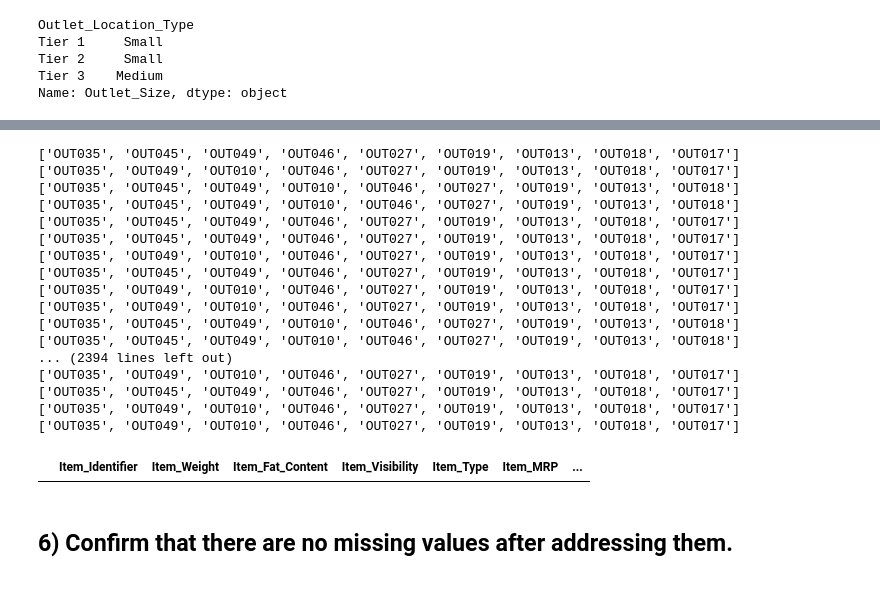
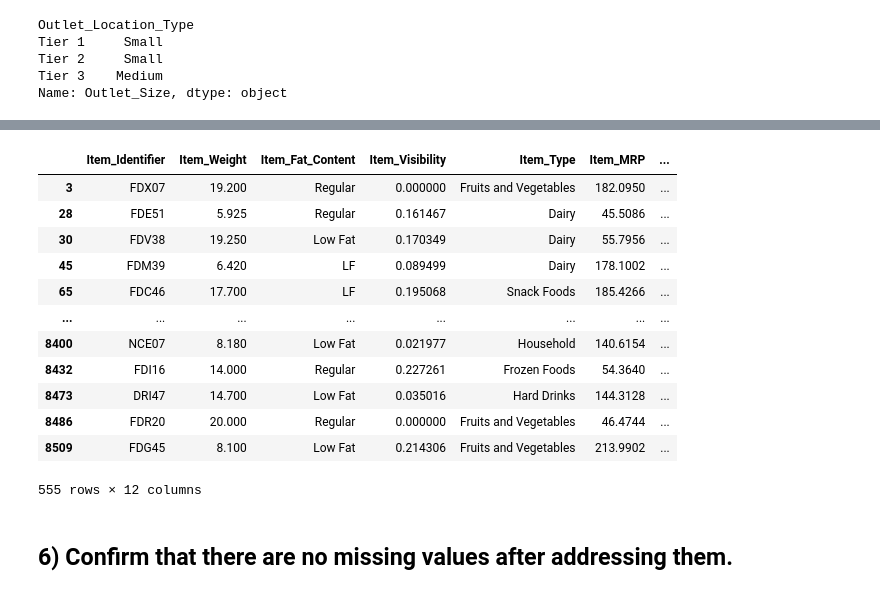
Before and after one commit to samantha-isaac/sales-predictions, a Jupyter notebook: salesPredictions.ipynb, the cells around one changed output, grey strips where cells are left out. Saved outputs shown, nothing was run; the diff lists cells and outputs as text; code cells hidden in the pictures.

```diff
--- a/salesPredictions.ipynb
+++ b/salesPredictions.ipynb
@@ -154,6 +122,0 @@ Name: Item_Identifier, Length: 1142, dtype: int64
-# %%
-for i in df_IW_Null['Item_Identifier']:
-  mean_value = (df['Item_Weight'][df['Item_Identifier']==i].mean())
-  #position_value = df['Item_Weight'][df['Item_Identifier']==i]
-  #df['Item_Weight'][df['Item_Identifier']==i].fillna(mean_value, inplace = True)
-  df['Item_Weight'][df['Item_Identifier']==i] = mean_value
@@ -164,0 +137,6 @@ See the caveats in the documentation: https://pandas.pydata.org/pandas-docs/stab
+# %%
+# Álvaro's code
+# In essence, what thid does is that the .transform returns the average of the Item_Weight according to the
+# Item_Identifier but returns it with the index of the row, and a replacement is made accordingly of only the
+# empty data of the Item_Weight column.
+df['Item_Weight'].fillna(df.groupby(['Item_Identifier'])['Item_Weight'].transform('mean'), inplace=True)
@@ -245,41 +251,21 @@ Name: Outlet_Size, dtype: object
-# %%
-# Paso 1: Obtener la moda de 'Outlet_Size' para cada grupo de 'Outlet_Identifier'
-moda_por_grupo = df.groupby('Outlet_Identifier')['Outlet_Size'].agg(lambda x: x.astype(str).mode()[0])
-#print(moda_por_grupo)
-
-# Paso 2: Identificar las filas con valores nulos en 'Outlet_Size'
-filas_con_nulos = df[df['Outlet_Size'].isnull()]
-#print(filas_con_nulos)
-
-# Paso 3: Iterar sobre las filas con nulos y buscar la moda correspondiente de otro 'Outlet_Identifier' diferente al de la fila actual
-for i, fila in filas_con_nulos.iterrows():
-  identificador_actual = fila['Outlet_Identifier']
-  identificadores_diferentes = list(set(df['Outlet_Identifier']) - set([identificador_actual]))
-  print(identificadores_diferentes)
-  #moda_diferente = moda_por_grupo[identificadores_diferentes].mode()[0]
-  # Paso 4: Llenar el valor nulo con la moda correspondiente obtenida en el paso anterior
-  #df.loc[i, 'Outlet_Size'] = moda_diferente
-# %% [output]
-['OUT035', 'OUT045', 'OUT049', 'OUT046', 'OUT027', 'OUT019', 'OUT013', 'OUT018', 'OUT017']
-['OUT035', 'OUT049', 'OUT010', 'OUT046', 'OUT027', 'OUT019', 'OUT013', 'OUT018', 'OUT017']
-['OUT035', 'OUT045', 'OUT049', 'OUT010', 'OUT046', 'OUT027', 'OUT019', 'OUT013', 'OUT018']
-['OUT035', 'OUT045', 'OUT049', 'OUT010', 'OUT046', 'OUT027', 'OUT019', 'OUT013', 'OUT018']
-['OUT035', 'OUT045', 'OUT049', 'OUT046', 'OUT027', 'OUT019', 'OUT013', 'OUT018', 'OUT017']
-['OUT035', 'OUT045', 'OUT049', 'OUT046', 'OUT027', 'OUT019', 'OUT013', 'OUT018', 'OUT017']
-['OUT035', 'OUT049', 'OUT010', 'OUT046', 'OUT027', 'OUT019', 'OUT013', 'OUT018', 'OUT017']
-['OUT035', 'OUT045', 'OUT049', 'OUT046', 'OUT027', 'OUT019', 'OUT013', 'OUT018', 'OUT017']
-['OUT035', 'OUT049', 'OUT010', 'OUT046', 'OUT027', 'OUT019', 'OUT013', 'OUT018', 'OUT017']
-['OUT035', 'OUT049', 'OUT010', 'OUT046', 'OUT027', 'OUT019', 'OUT013', 'OUT018', 'OUT017']
-['OUT035', 'OUT045', 'OUT049', 'OUT010', 'OUT046', 'OUT027', 'OUT019', 'OUT013', 'OUT018']
-['OUT035', 'OUT045', 'OUT049', 'OUT010', 'OUT046', 'OUT027', 'OUT019', 'OUT013', 'OUT018']
-... (2394 lines left out)
-['OUT035', 'OUT049', 'OUT010', 'OUT046', 'OUT027', 'OUT019', 'OUT013', 'OUT018', 'OUT017']
-['OUT035', 'OUT045', 'OUT049', 'OUT046', 'OUT027', 'OUT019', 'OUT013', 'OUT018', 'OUT017']
-['OUT035', 'OUT049', 'OUT010', 'OUT046', 'OUT027', 'OUT019', 'OUT013', 'OUT018', 'OUT017']
-['OUT035', 'OUT049', 'OUT010', 'OUT046', 'OUT027', 'OUT019', 'OUT013', 'OUT018', 'OUT017']
-# %%
-# Here I check the common values between the Outlet_Location_Type and the Outlet_Size
-df.loc[(df['Outlet_Identifier'] == 'OUT010') & (df['Outlet_Size'].isna() == True)]
-# %% [output]
-|  | Item_Identifier | Item_Weight | Item_Fat_Content | Item_Visibility | Item_Type | Item_MRP | ... |
+# %%
+df.loc[df['Outlet_Identifier'] == 'OUT010'] = df.loc[df['Outlet_Identifier'] == 'OUT010'].fillna('Medium')
+df.loc[df['Outlet_Identifier'] == 'OUT017'] = df.loc[df['Outlet_Identifier'] == 'OUT017'].fillna('Small')
+df.loc[df['Outlet_Identifier'] == 'OUT045'] = df.loc[df['Outlet_Identifier'] == 'OUT045'].fillna('Small')
+# %%
+df.loc[df['Outlet_Identifier'] == 'OUT010']
+# %% [output]
+|  | Item_Identifier | Item_Weight | Item_Fat_Content | Item_Visibility | Item_Type | Item_MRP | ... |
+| 3 | FDX07 | 19.200 | Regular | 0.000000 | Fruits and Vegetables | 182.0950 | ... |
+| 28 | FDE51 | 5.925 | Regular | 0.161467 | Dairy | 45.5086 | ... |
+| 30 | FDV38 | 19.250 | Low Fat | 0.170349 | Dairy | 55.7956 | ... |
+| 45 | FDM39 | 6.420 | LF | 0.089499 | Dairy | 178.1002 | ... |
+| 65 | FDC46 | 17.700 | LF | 0.195068 | Snack Foods | 185.4266 | ... |
+| ... | ... | ... | ... | ... | ... | ... | ... |
+| 8400 | NCE07 | 8.180 | Low Fat | 0.021977 | Household | 140.6154 | ... |
+| 8432 | FDI16 | 14.000 | Regular | 0.227261 | Frozen Foods | 54.3640 | ... |
+| 8473 | DRI47 | 14.700 | Low Fat | 0.035016 | Hard Drinks | 144.3128 | ... |
+| 8486 | FDR20 | 20.000 | Regular | 0.000000 | Fruits and Vegetables | 46.4744 | ... |
+| 8509 | FDG45 | 8.100 | Low Fat | 0.214306 | Fruits and Vegetables | 213.9902 | ... |
+555 rows × 12 columns
 # %% [markdown]
```
Also changed, not shown: parts of 19 cells of this notebook.
